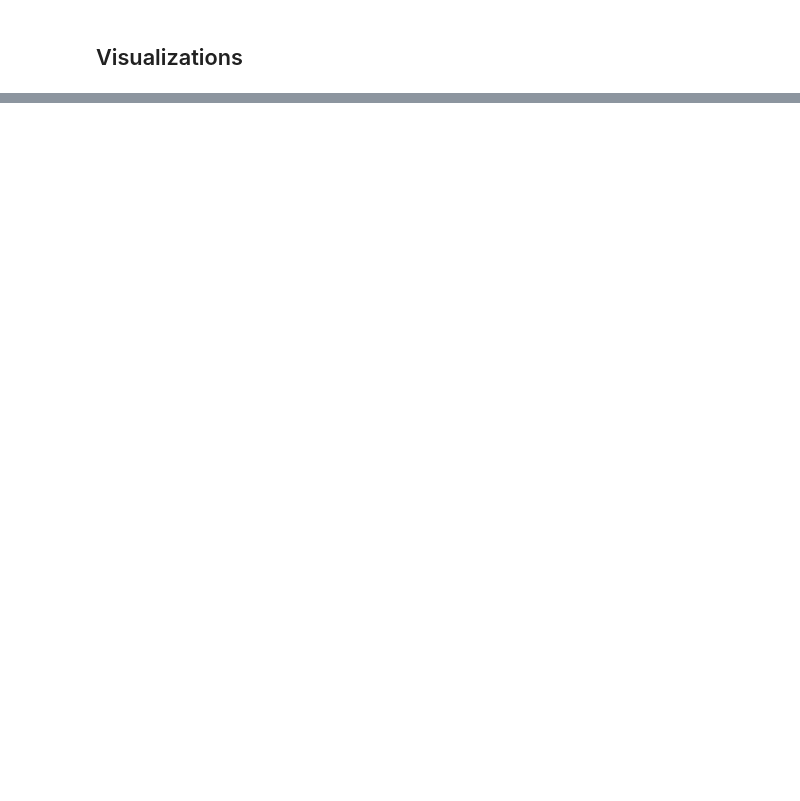
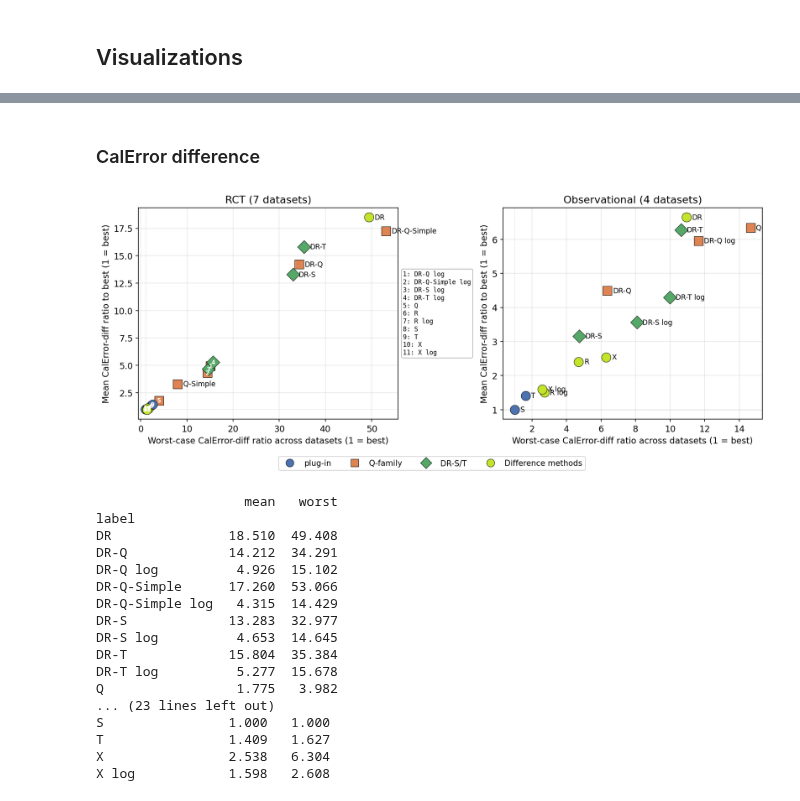
Before and after one commit to michaelfuchs90/ratiobasedcate, a Jupyter notebook: Benchmark.ipynb, the cells around one changed output, grey strips where cells are left out. Drawn from its saved outputs; the diff is of its cells as text; code cells hidden in the pictures; blank space fills up the shorter version.

```diff
--- a/Benchmark.ipynb
+++ b/Benchmark.ipynb
@@ -376,0 +247,36 @@ print(obs_cal_ratio_summary)
+# %% [markdown]
+### CalError difference
+# %%
+# Figure — CalError difference for RCT vs Observational
+fig, summaries = plot_metric_panels(
+    df_results,
+    metric='cal_error_difference',
+    panels=[
+        (f'RCT ({len(RCT_ALL)} datasets)', RCT_ALL),
+        (f'Observational ({len(OBS_DATASETS)} datasets)', OBS_DATASETS),
+    ],
+    plot_learners=PLOT_LEARNERS,
+    savepath='fig_cal_difference.png',
+)
+for s in summaries:
+    print(s.round(3))
+    print()
+# %% [output]
+[figure, added]
+                   mean   worst
+label
+DR               18.510  49.408
+DR-Q             14.212  34.291
+DR-Q log          4.926  15.102
+DR-Q-Simple      17.260  53.066
+DR-Q-Simple log   4.315  14.429
+DR-S             13.283  32.977
+DR-S log          4.653  14.645
+DR-T             15.804  35.384
+DR-T log          5.277  15.678
+Q                 1.775   3.982
+... (23 lines left out)
+S                1.000   1.000
+T                1.409   1.627
+X                2.538   6.304
+X log            1.598   2.608
```
Also changed, not shown: parts of 28 cells of this notebook, 17 other files.
